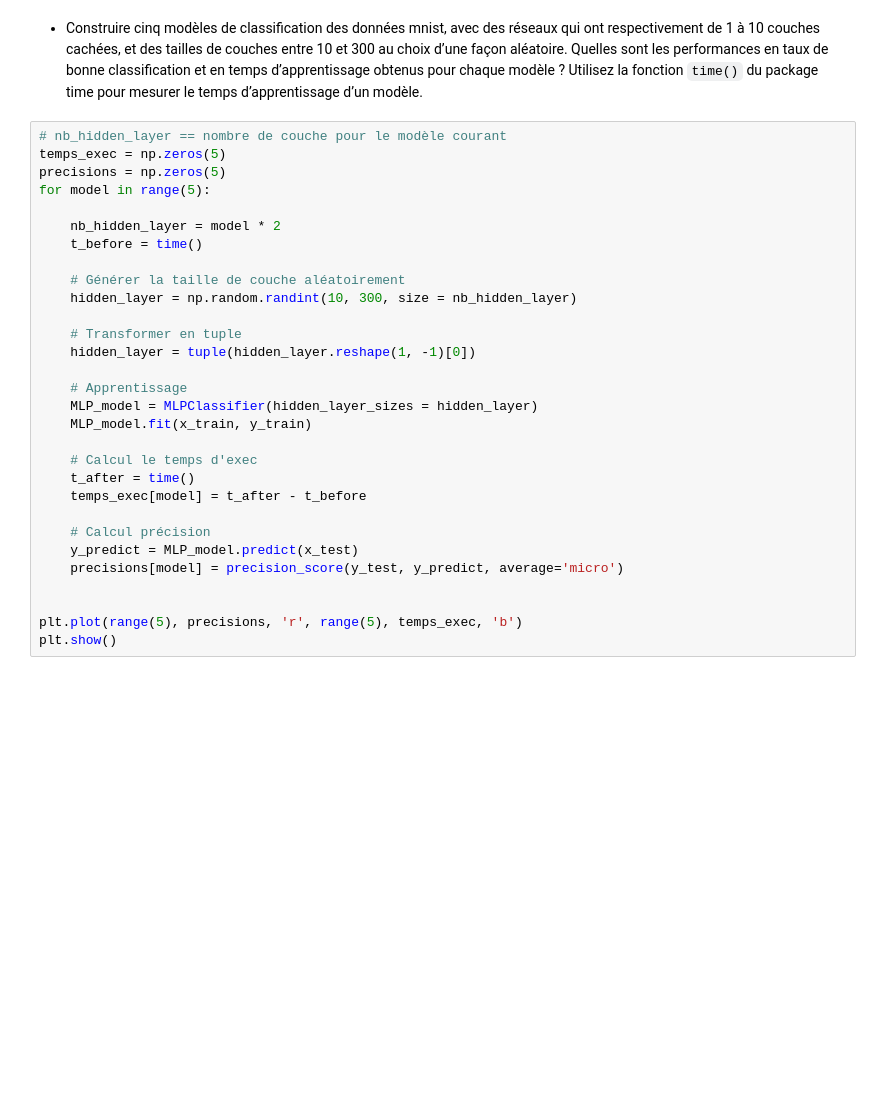
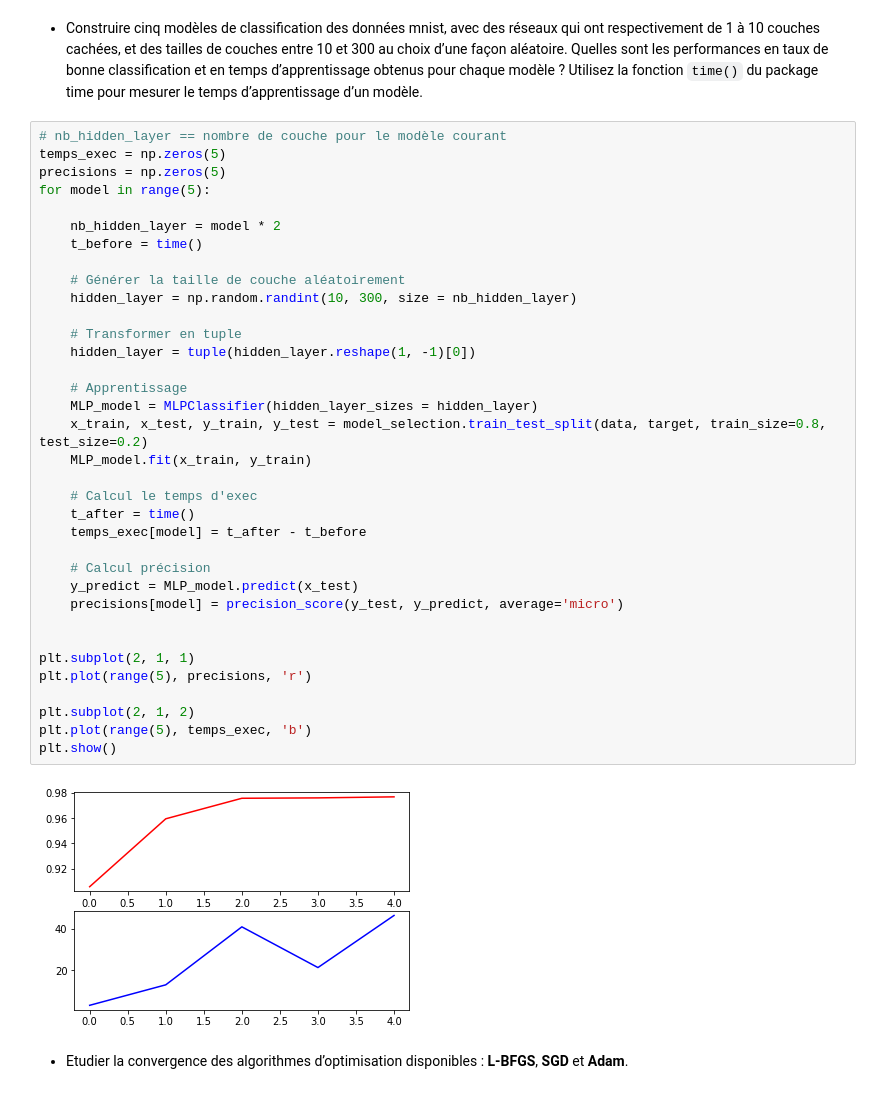
Before and after one commit to Kihansi95/apprentissage, a Jupyter notebook: TP2_ANN.ipynb, the cells around one changed output. Cells and saved outputs as stored; diff of their text form; blank space fills up the shorter version.

```diff
--- a/TP2_ANN.ipynb
+++ b/TP2_ANN.ipynb
@@ -90,30 +90,39 @@ obtenus pour chaque modèle ? Utilisez la fonction `time()` du package time pour
 # %%
 # nb_hidden_layer == nombre de couche pour le modèle courant
 temps_exec = np.zeros(5)
 precisions = np.zeros(5)
 for model in range(5):
 
     nb_hidden_layer = model * 2
     t_before = time()
 
     # Générer la taille de couche aléatoirement
     hidden_layer = np.random.randint(10, 300, size = nb_hidden_layer)
 
     # Transformer en tuple
     hidden_layer = tuple(hidden_layer.reshape(1, -1)[0])
 
     # Apprentissage
     MLP_model = MLPClassifier(hidden_layer_sizes = hidden_layer)
+    x_train, x_test, y_train, y_test = model_selection.train_test_split(data, target, train_size=0.8, test_size=0.2)
     MLP_model.fit(x_train, y_train)
 
     # Calcul le temps d'exec
     t_after = time()
     temps_exec[model] = t_after - t_before
 
     # Calcul précision
     y_predict = MLP_model.predict(x_test)
     precisions[model] = precision_score(y_test, y_predict, average='micro')
 
 
-plt.plot(range(5), precisions, 'r', range(5), temps_exec, 'b')
+plt.subplot(2, 1, 1)
+plt.plot(range(5), precisions, 'r')
+
+plt.subplot(2, 1, 2)
+plt.plot(range(5), temps_exec, 'b')
 plt.show()
+# %% [output]
+[figure, added]
+# %% [markdown]
+- Etudier la convergence des algorithmes d’optimisation disponibles : **L-BFGS**, **SGD** et **Adam**.
```
Also changed, not shown: parts of 7 cells of this notebook.
